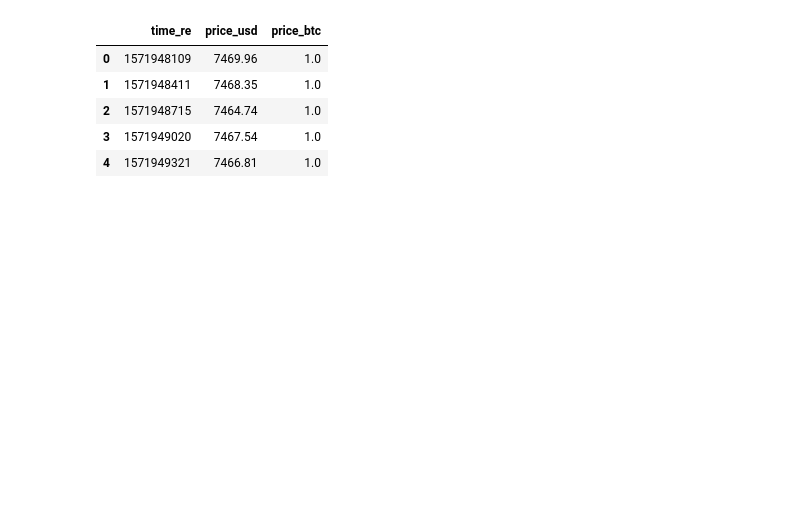
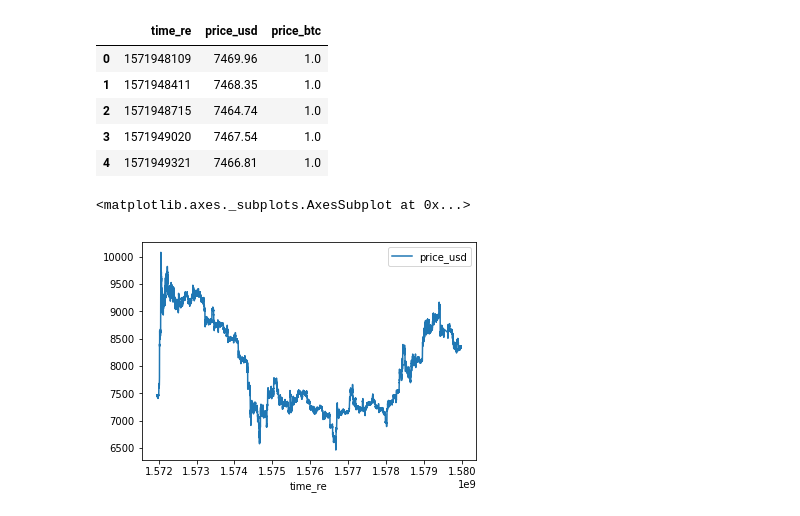
Before and after one commit to kaluzap/python_coingecko_mysql_report, a Jupyter notebook: notebook/following_investments.ipynb, the cells around one changed output. Drawn from its saved outputs; the diff is of its cells as text; code cells hidden in the pictures; blank space fills up the shorter version.

```diff
--- a/notebook/following_investments.ipynb
+++ b/notebook/following_investments.ipynb
@@ -41,6 +43,8 @@ end_value_btc             float64
 dtype: object
+# %%
+seconds_in_the_past = (datetime.now() - df['start_date'].min() ).total_seconds()
 # %%
-data  = mre.read_crypto_data('BTC',1000000)[['time_re', 'price_usd', 'price_btc']]
+data  = mre.read_crypto_data('BTC', seconds_in_the_past)[['time_re', 'price_usd', 'price_btc']]
 # %%
 data.head()
 # %% [output]
@@ -50,3 +54,8 @@ data.head()
 | 2 | 1571948715 | 7464.74 | 1.0 |
 | 3 | 1571949020 | 7467.54 | 1.0 |
 | 4 | 1571949321 | 7466.81 | 1.0 |
+# %%
+data.plot(x='time_re', y='price_usd')
+# %% [output]
+<matplotlib.axes._subplots.AxesSubplot at 0x...>
+[figure, added]
```
Also changed, not shown: parts of 7 cells of this notebook.
